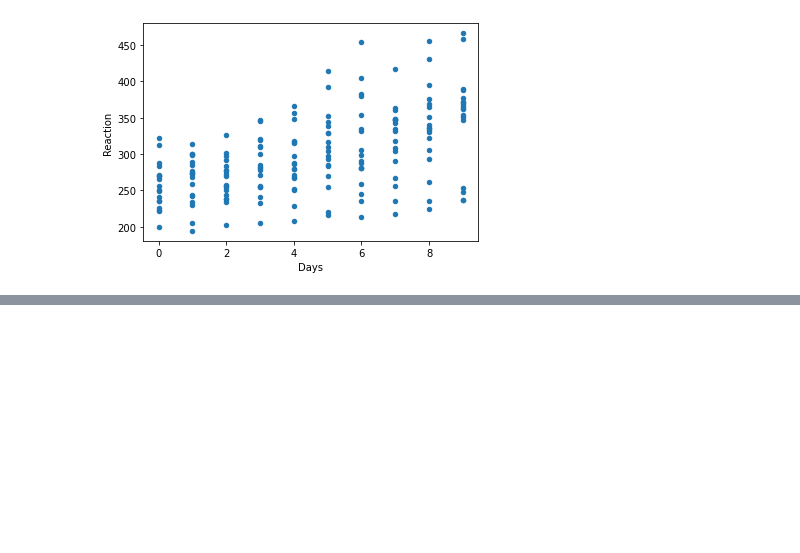
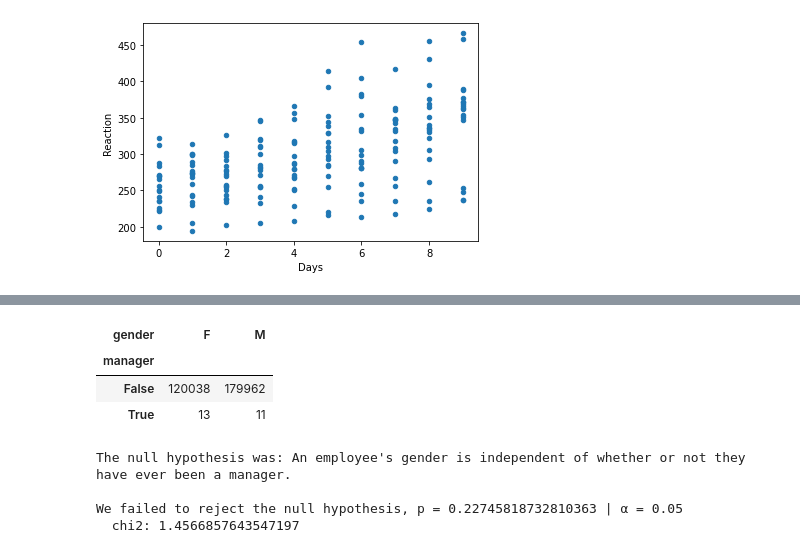
Before and after one commit to Cayt-Schlichting/statistics-exercises, a Jupyter notebook: hypothesis_testing.ipynb, the cells around one changed output, grey strips where cells are left out. Drawn from its saved outputs; the diff is of its cells as text; code cells hidden in the pictures; blank space fills up the shorter version.

```diff
--- a/hypothesis_testing.ipynb
+++ b/hypothesis_testing.ipynb
@@ -616,0 +783,20 @@ r: 0.5352302262650253
+# %%
+obs = pd.crosstab(df.manager,df.gender)
+obs
+# %% [output]
+| gender | F | M |
+| manager |  |  |
+| False | 120038 | 179962 |
+| True | 13 | 11 |
+# %%
+#stats
+null_h = "An employee's gender is independent of whether or not they have ever been a manager."
+
+chi2, p = stats.chi2_contingency(obs)[0:2]
+
+stats_result(p,null_h,chi2=chi2)
+# %% [output]
+The null hypothesis was: An employee's gender is independent of whether or not they have ever been a manager.
+
+We failed to reject the null hypothesis, p = 0.22745818732810363 | α = 0.05
+  chi2: 1.4566857643547197
```
Also changed, not shown: parts of 29 cells of this notebook.
